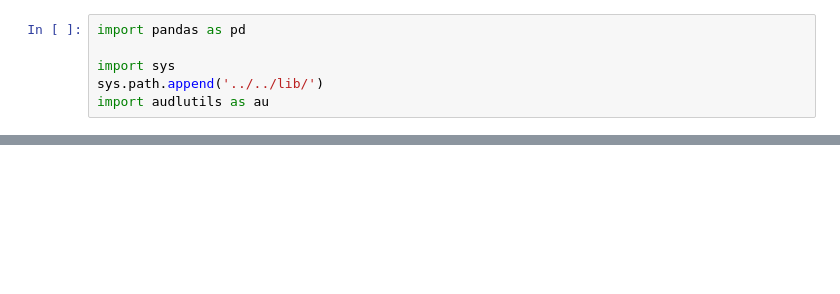
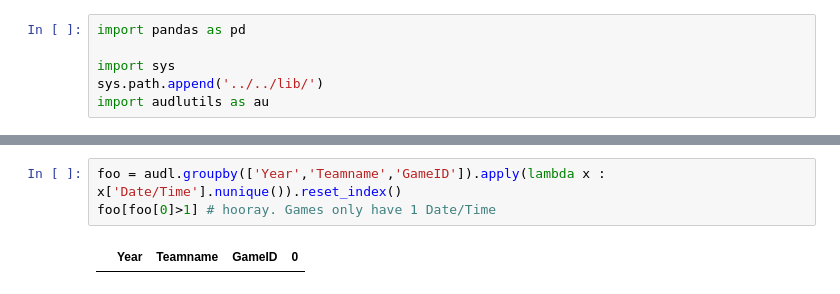
Before and after one commit to dfiorino/ultianalyticspull, a Jupyter notebook: notebooks/development/04-dwf-universal-game-ids.ipynb, the cells around one changed output, grey strips where cells are left out. Cells and saved outputs as stored; diff of their text form; blank space fills up the shorter version.

```diff
--- a/notebooks/development/04-dwf-universal-game-ids.ipynb
+++ b/notebooks/development/04-dwf-universal-game-ids.ipynb
@@ -10,0 +26,5 @@ ValueError: No objects to concatenate
+# %%
+foo = audl.groupby(['Year','Teamname','GameID']).apply(lambda x : x['Date/Time'].nunique()).reset_index()
+foo[foo[0]>1] # hooray. Games only have 1 Date/Time
+# %% [output]
+|  | Year | Teamname | GameID | 0 |
```
Also changed, not shown: parts of 10 cells of this notebook.
